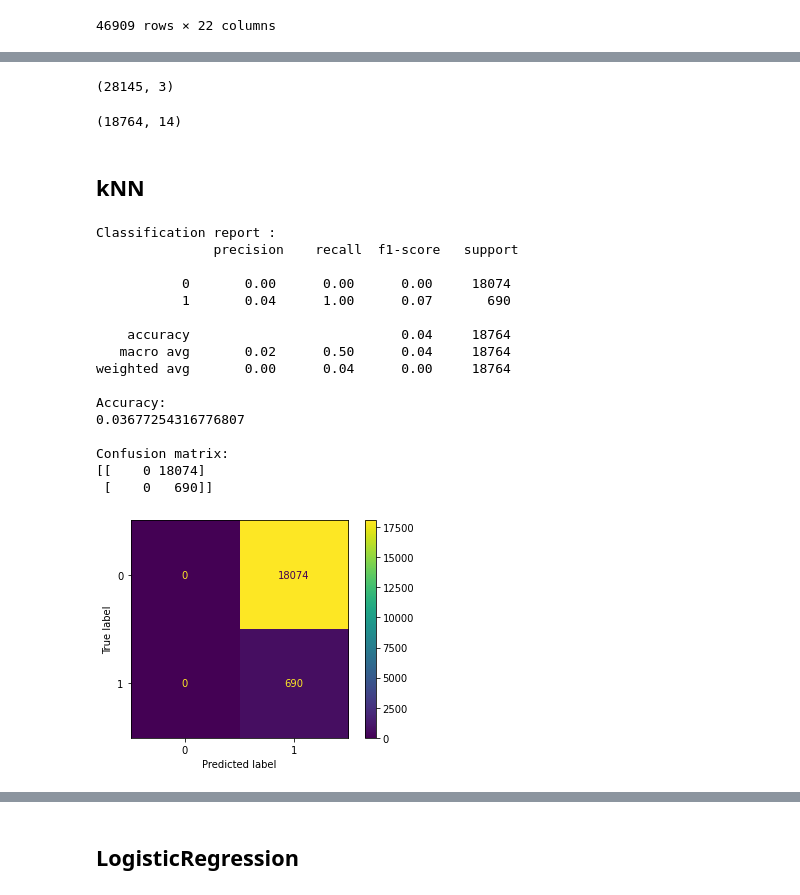
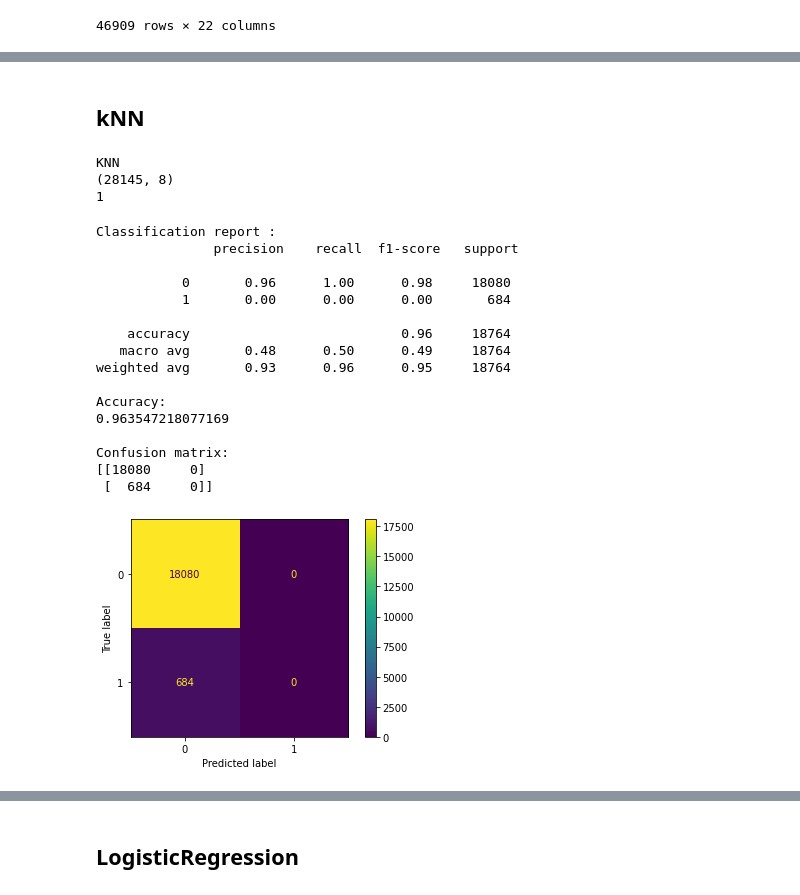
Before and after one commit to yeohbraddy/Learning-to-Sparsify-the-Capacitated-Vehicle-Routing-Problem-Instances, a Jupyter notebook: COMP30910/Solver/Model/Model.ipynb, the cells around one changed output, grey strips where cells are left out. Drawn from its saved outputs; the diff is of its cells as text; code cells hidden in the pictures.

```diff
--- a/COMP30910/Solver/Model/Model.ipynb
+++ b/COMP30910/Solver/Model/Model.ipynb
@@ -101,14 +148,0 @@ FS_DF.head(n=best_n_features)
-# %%
-from sklearn.metrics import accuracy_score, confusion_matrix, classification_report
-from sklearn.metrics import plot_confusion_matrix
-
-selection = SelectKBest(score_func=mutual_info_classif, k=best_n_features).fit(X_train, y_train)
-X_features = selection.transform(X_train)
-print(X_features.shape)
-# %% [output]
-(28145, 3)
-# %%
-normalised_test_X = scaler.fit_transform(X_test)
-normalised_test_X.shape
-# %% [output]
-(18764, 14)
@@ -115,35 +155,26 @@ normalised_test_X.shape
 # %% [markdown]
 ## kNN
-# %%
-model = KNeighborsClassifier(n_neighbors=best_k)
-model.fit(X_features, y_train)
-
-X_test_features = selection.transform(normalised_test_X)
-y_pred = model.predict(X_test_features)
-
-matrix = classification_report(y_test, y_pred)
-print('Classification report : \n',matrix)
-
-print("Accuracy:\n{}".format(accuracy_score(y_test, y_pred)))
-
-plot_confusion_matrix(model, X_test_features, y_test)
-confusion = confusion_matrix(y_test, y_pred)
-print("\nConfusion matrix:\n{}".format(confusion))
-# %% [output]
-Classification report :
-               precision    recall  f1-score   support
-
-           0       0.00      0.00      0.00     18074
-           1       0.04      1.00      0.07       690
-
-    accuracy                           0.04     18764
-   macro avg       0.02      0.50      0.04     18764
-weighted avg       0.00      0.04      0.00     18764
-
-Accuracy:
-0.03677254316776807
-
-Confusion matrix:
-[[    0 18074]
- [    0   690]]
-[figure, removed]
+# %%
+print("KNN")
+train_model(KNeighborsClassifier(), True)
+# %% [output]
+KNN
+(28145, 8)
+1
+Classification report :
+               precision    recall  f1-score   support
+
+           0       0.96      1.00      0.98     18080
+           1       0.00      0.00      0.00       684
+
+    accuracy                           0.96     18764
+   macro avg       0.48      0.50      0.49     18764
+weighted avg       0.93      0.96      0.95     18764
+
+Accuracy:
+0.963547218077169
+
+Confusion matrix:
+[[18080     0]
+ [  684     0]]
+[figure, added]
```
Also changed, not shown: parts of 32 cells of this notebook.
